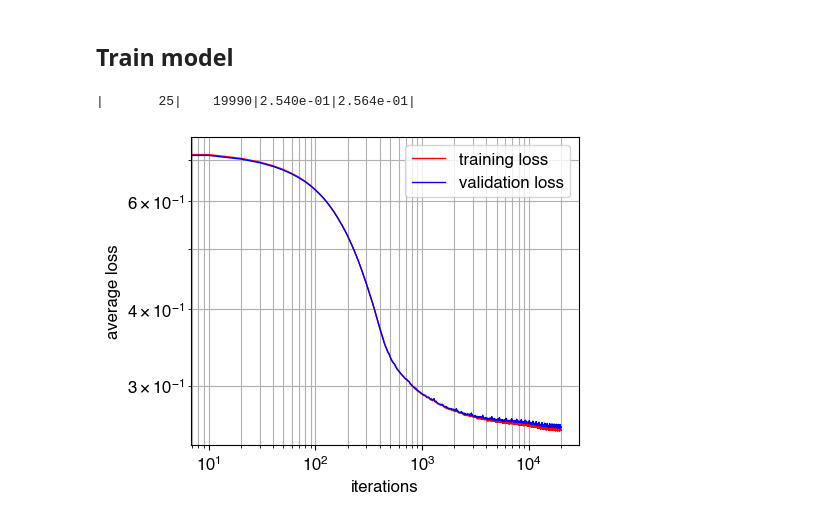
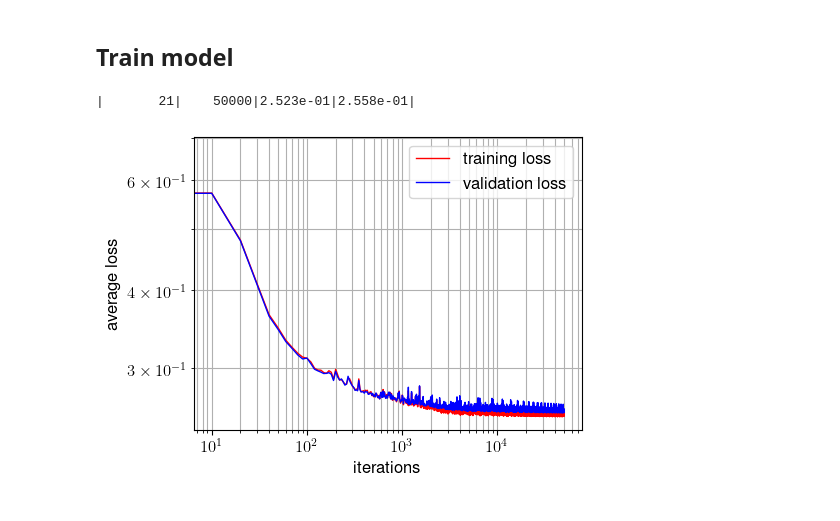
Before and after one commit to hbprosper/MLinPhysics, a Jupyter notebook: Lab01/code/tutorial01.ipynb, the cells around one changed output. Drawn from its saved outputs; the diff is of its cells as text; code cells hidden in the pictures.

Commit message:
update tutorial01

```diff
--- a/Lab01/code/tutorial01.ipynb
+++ b/Lab01/code/tutorial01.ipynb
@@ -59,7 +59,7 @@ rnd  = np.random.RandomState(seed)
 ## Constants
 # %%
 DATAFILE  = '../data/two2dnormals.csv'
-MODELFILE = 'tutorial01.dict'
+MODELFILE = 'nnmodel.dict'
 
 NTRAIN = 80000
 NVALID =  5000
@@ -108,13 +116,17 @@ class ExactDensity:
 # %%
+from exactdensity import ExactDensity
+
 fexact = ExactDensity()
-x, y = fexact.grid()
+x1, x2 = fexact.grid()
 
 fig = plt.figure(figsize=(4, 4))
 ax  = fig.add_subplot(111)
+
 tickmarks = [-1.0, -0.5, 0.0, 0.5, 1.0]
 ax.set_xticks(tickmarks)
 ax.set_yticks(tickmarks)
-ax.contourf(x, y, fexact(x, y))
-ax.contour(x, y, fexact.prob(x, y), cmap='rainbow')
+
+ax.contourf(x1, x2, fexact(x1, x2))
+ax.contour(x1, x2, fexact.prob(x1, x2), cmap='rainbow')
 plt.show()
 # %% [output]
@@ -235,6 +252,13 @@ def get_batch(x, y, batch_size, ii):
         end = len(x)-1
     return x[start: end+1], y[start: end+1], jj
 
+def get_random_batch(x, y, batch_size):
+    # selects at random "batch_size" integers from
+    # the range [0, batch_size-1] corresponding to the
+    # row indices of the training data
+    rows = torch.randint(0, len(x)-1, size=(batch_size,))
+    return x[rows], y[rows]
+
 def validate(model, avloss, x, y):
     # set to evaluation mode so that any training
     # specific operations are disabled.
@@ -252,7 +276,7 @@ def plot_loss_curve(losses):
     xx, yy_t, yy_v = losses
 
     # create an empty figure
-    fig = plt.figure(figsize=(5, 4))
+    fig = plt.figure(figsize=(5, 3.8))
     fig.tight_layout()
 
     # add a subplot to it
@@ -310,11 +320,13 @@ number of parameters: 631
 # %% [markdown]
 ## Train model
 # %%
-learning_rate = 1.e-4
+from nnmodel import model
+
+learning_rate = 1.e-3
 optimizer     = torch.optim.Adam(model.parameters(), lr=learning_rate)
 
-n_iterations  = 20000
-n_batch  = 100
+n_iterations  = 50001
+n_batch  = 32
 n_step   = 10
 n_valid  = len(valid_x)
 train_x2 = train_x[:n_valid]
@@ -322,6 +334,8 @@ train_y2 = train_y[:n_valid]
 
 emprisk  = average_binary_cross_entropy_loss
 # %%
+USE_SEQUENTIAL_BATCHES = True
+
 epoch = 0
 
 X = []
@@ -343,37 +357,39 @@ for ii in range(n_iterations):
 
     # get a batch of data
 
-    x, y, jj = get_batch(train_x, train_y, n_batch, ii)
-
-    if jj == 0:
-        epoch += 1
+    if USE_SEQUENTIAL_BATCHES:
+        x, y, jj = get_batch(train_x, train_y, n_batch, ii)
+        if jj == 0:
+            epoch += 1
+    else:
+        x, y = get_random_batch(train_x, train_y, n_batch)
 
     f = model(x).reshape(y.shape)
 
     R = emprisk(f, y)
 
     R.backward()  # compute gradients of with respect to NN parameters
 
     optimizer.step()    # advance one step in the space of NN parameters
 
     if ii % n_step == 0:
 
         t_loss = validate(model, emprisk, train_x2, train_y2).detach()
         v_loss = validate(model, emprisk, valid_x,  valid_y).detach()
 
         print(f'\r|{epoch:9d}|{ii:9d}|{t_loss:9.3e}|{v_loss:9.3e}|', end='')
 
         X.append(ii)
         T.append(float(t_loss))
         V.append(float(v_loss))
 
-        if v_loss < 0.95 * min_avloss:
+        if v_loss < 0.995 * min_avloss:
             min_avloss = v_loss
             torch.save(model.state_dict(), MODELFILE)
 
 print()
 
 plot_loss_curve([X, T, V])
 # %% [output]
-|       25|    19990|2.540e-01|2.564e-01|
+|       21|    50000|2.523e-01|2.558e-01|
-[figure, old version]
+[figure, new version]
```
Also changed, not shown: parts of 8 cells of this notebook.
